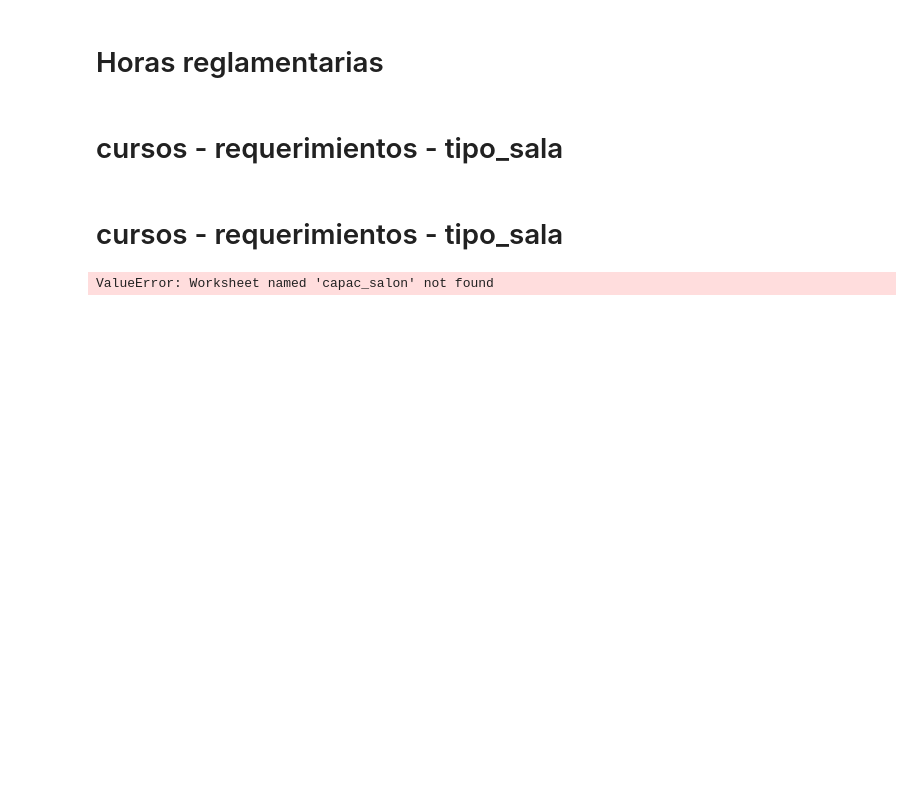
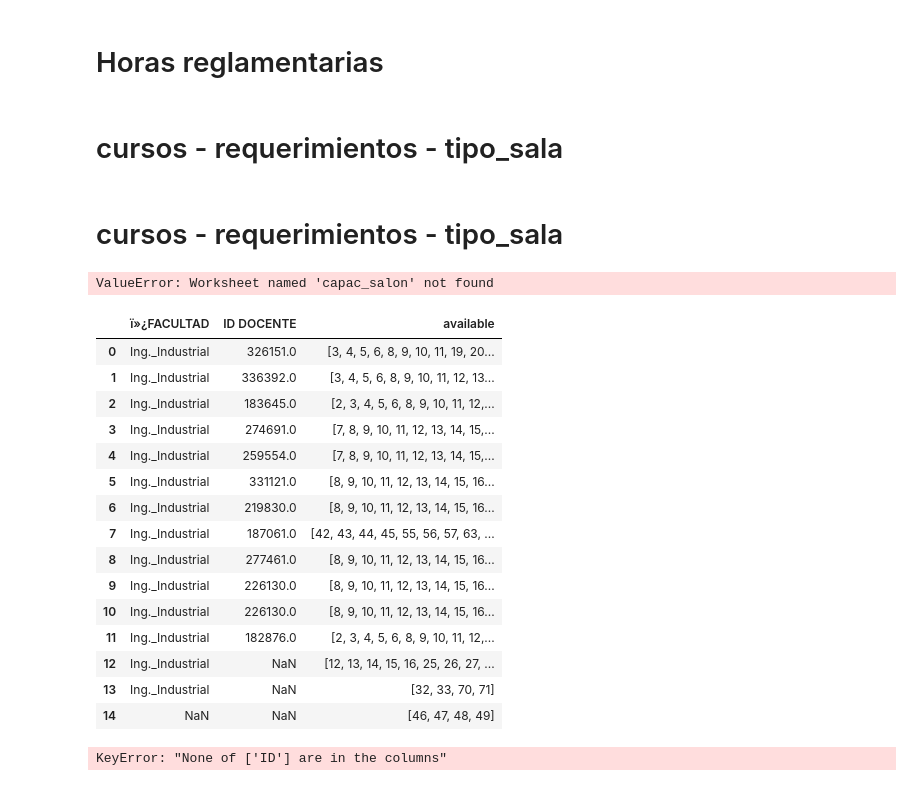
Before and after one commit to fabian-castano/timetabling_upb, a Jupyter notebook: preprocess.ipynb, the cells around one changed output. Cells and saved outputs as stored; diff of their text form; code cells hidden in the pictures; blank space fills up the shorter version.

```diff
--- a/preprocess.ipynb
+++ b/preprocess.ipynb
@@ -96,3 +96,41 @@ capacidad_sala={i['aula']:i for i in capacidad_sala.to_dict('records')}
 json.dump(capacidad_sala, open('data/capacidad_sala.json', 'w'), indent=4)
 # %% [output]
 ValueError: Worksheet named 'capac_salon' not found
+# %%
+df_disp
+# %% [output]
+|  | ï»¿FACULTAD | ID DOCENTE | available |
+| 0 | Ing._Industrial | 326151.0 | [3, 4, 5, 6, 8, 9, 10, 11, 19, 20... |
+| 1 | Ing._Industrial | 336392.0 | [3, 4, 5, 6, 8, 9, 10, 11, 12, 13... |
+| 2 | Ing._Industrial | 183645.0 | [2, 3, 4, 5, 6, 8, 9, 10, 11, 12,... |
+| 3 | Ing._Industrial | 274691.0 | [7, 8, 9, 10, 11, 12, 13, 14, 15,... |
+| 4 | Ing._Industrial | 259554.0 | [7, 8, 9, 10, 11, 12, 13, 14, 15,... |
+| 5 | Ing._Industrial | 331121.0 | [8, 9, 10, 11, 12, 13, 14, 15, 16... |
+| 6 | Ing._Industrial | 219830.0 | [8, 9, 10, 11, 12, 13, 14, 15, 16... |
+| 7 | Ing._Industrial | 187061.0 | [42, 43, 44, 45, 55, 56, 57, 63, ... |
+| 8 | Ing._Industrial | 277461.0 | [8, 9, 10, 11, 12, 13, 14, 15, 16... |
+| 9 | Ing._Industrial | 226130.0 | [8, 9, 10, 11, 12, 13, 14, 15, 16... |
+| 10 | Ing._Industrial | 226130.0 | [8, 9, 10, 11, 12, 13, 14, 15, 16... |
+| 11 | Ing._Industrial | 182876.0 | [2, 3, 4, 5, 6, 8, 9, 10, 11, 12,... |
+| 12 | Ing._Industrial | NaN | [12, 13, 14, 15, 16, 25, 26, 27, ... |
+| 13 | Ing._Industrial | NaN | [32, 33, 70, 71] |
+| 14 | NaN | NaN | [46, 47, 48, 49] |
+# %%
+df_disp=pd.read_csv('/Users/user/Documents/timetabling_upb/disponibilidad_docente.csv', encoding='ISO-8859-1')
+df_disp['ID']=df_disp['ID'].apply(lambda x: str(x).zfill(6))
+df_disp
+
+cols=df_disp.columns
+cols=list(cols)[2:]
+
+df_disp['available']=df_disp.apply(lambda x: [i for i in cols if x[i]==1], axis=1)
+df_disp.drop(columns=cols, inplace=True)
+df_disp
+days=['L','M','W','J','V','S']
+day_len=17
+map_slots={str(days[i])+str(j):i*day_len+j for i in range(len(days)) for j in range(day_len)}
+df_disp['available']=df_disp['available'].apply(lambda x: [map_slots[i] for i in x])
+
+json.dump(df_disp.set_index('ID').to_dict()['available'], open('data/disponibilidad.json', 'w'), indent=4)
+# %% [output]
+KeyError: "None of ['ID'] are in the columns"
```
Also changed, not shown: 2 other files.
